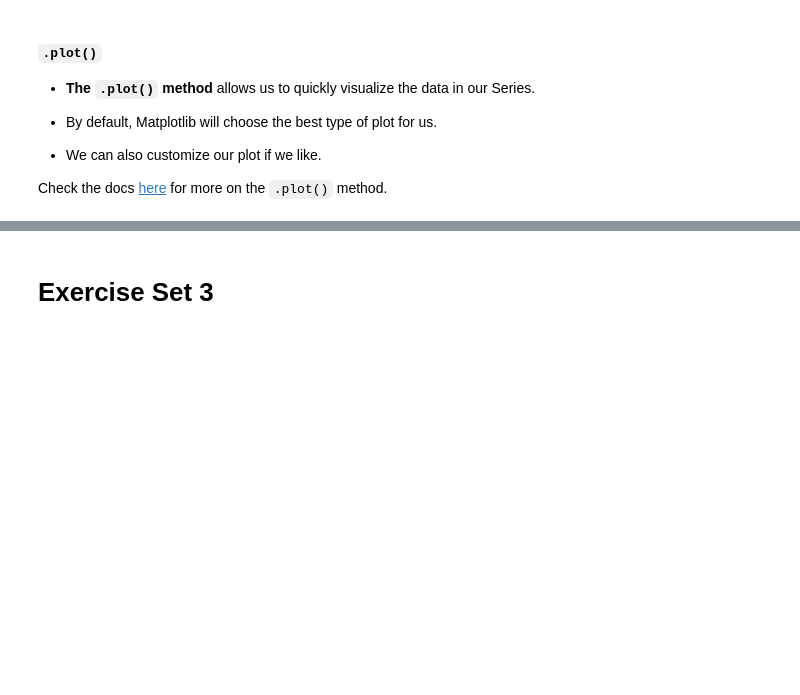
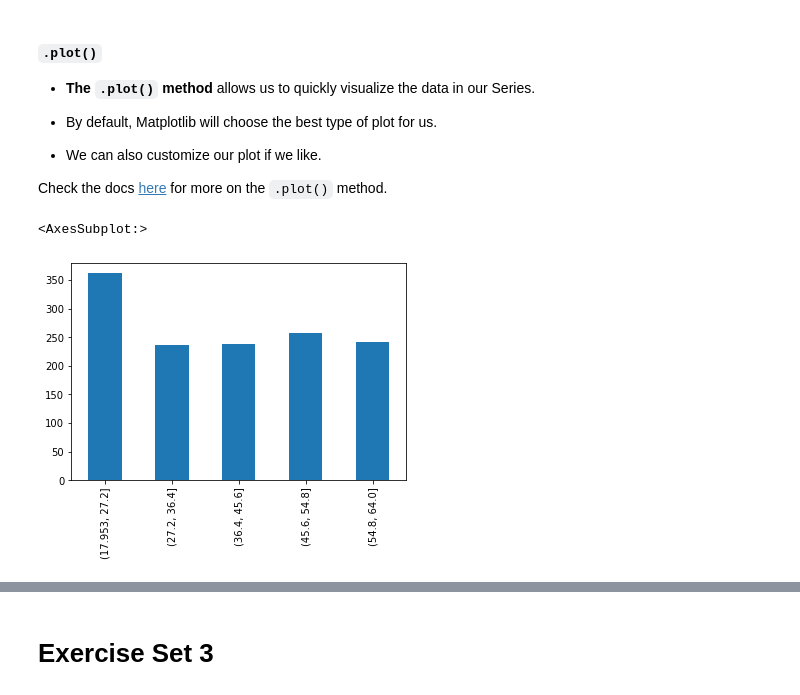
Before and after one commit to brianclements03/numpy-pandas-visualization-exercises, a Jupyter notebook: pandas_series_lesson.ipynb, the cells around one changed output, grey strips where cells are left out. Saved outputs shown, nothing was run; the diff lists cells and outputs as text; code cells hidden in the pictures; blank space fills up the shorter version.

```diff
--- a/pandas_series_lesson.ipynb
+++ b/pandas_series_lesson.ipynb
@@ -1036,5 +1085,10 @@ ages.describe()
 Check the docs [here](https://pandas.pydata.org/pandas-docs/version/0.24.2/reference/api/pandas.Series.plot.html) for more on the `.plot()` method.
 # %%
 # How can I make a quick plot of the data in the 'tip' Series? (bar plot)
+
+ages.value_counts(bins = 5).sort_index().plot.bar()
+# %% [output]
+<AxesSubplot:>
+[figure, added]
 # %%
 # How can I make a quick plot of the data in the 'tip' Series? (horizontal bar plot using value_count(bins=5))
```
Also changed, not shown: parts of 7 cells of this notebook.
